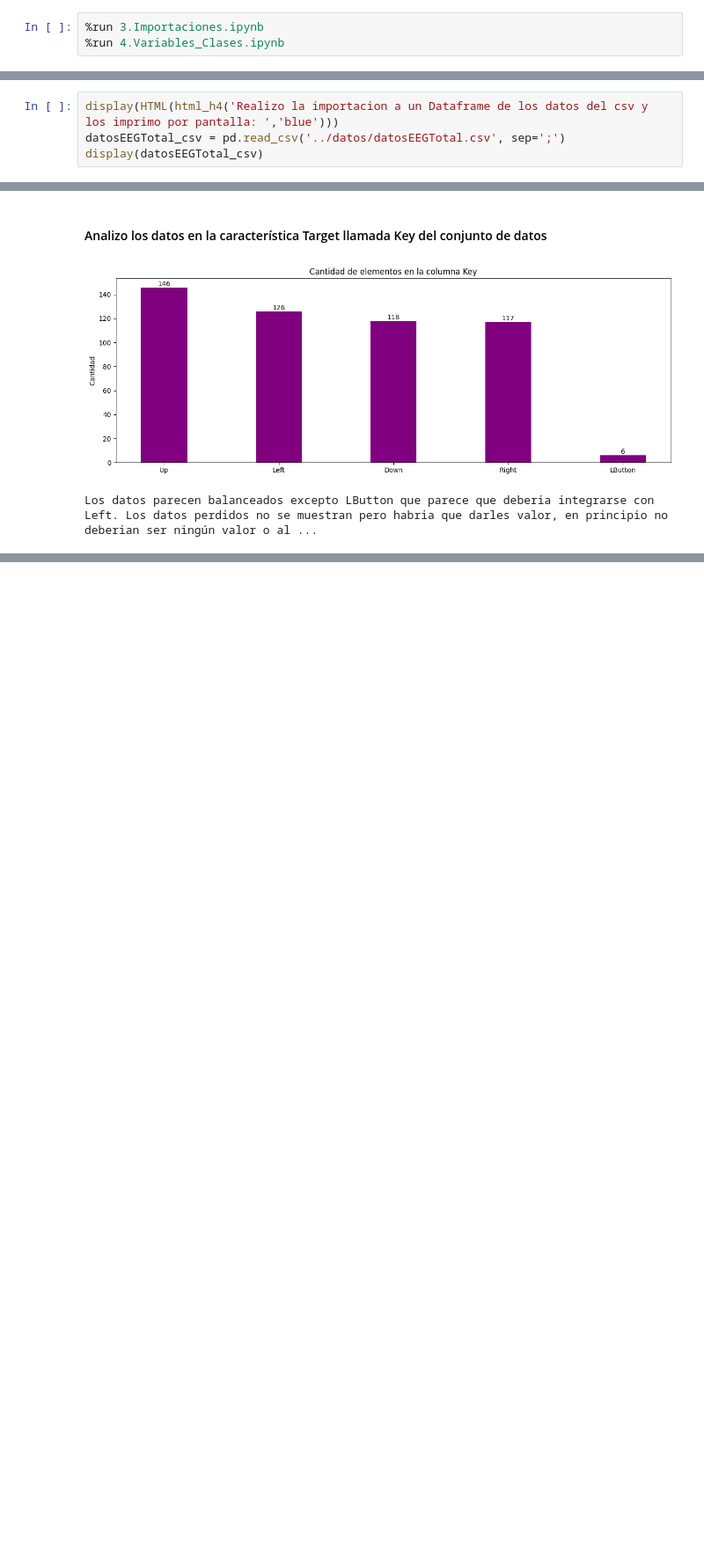
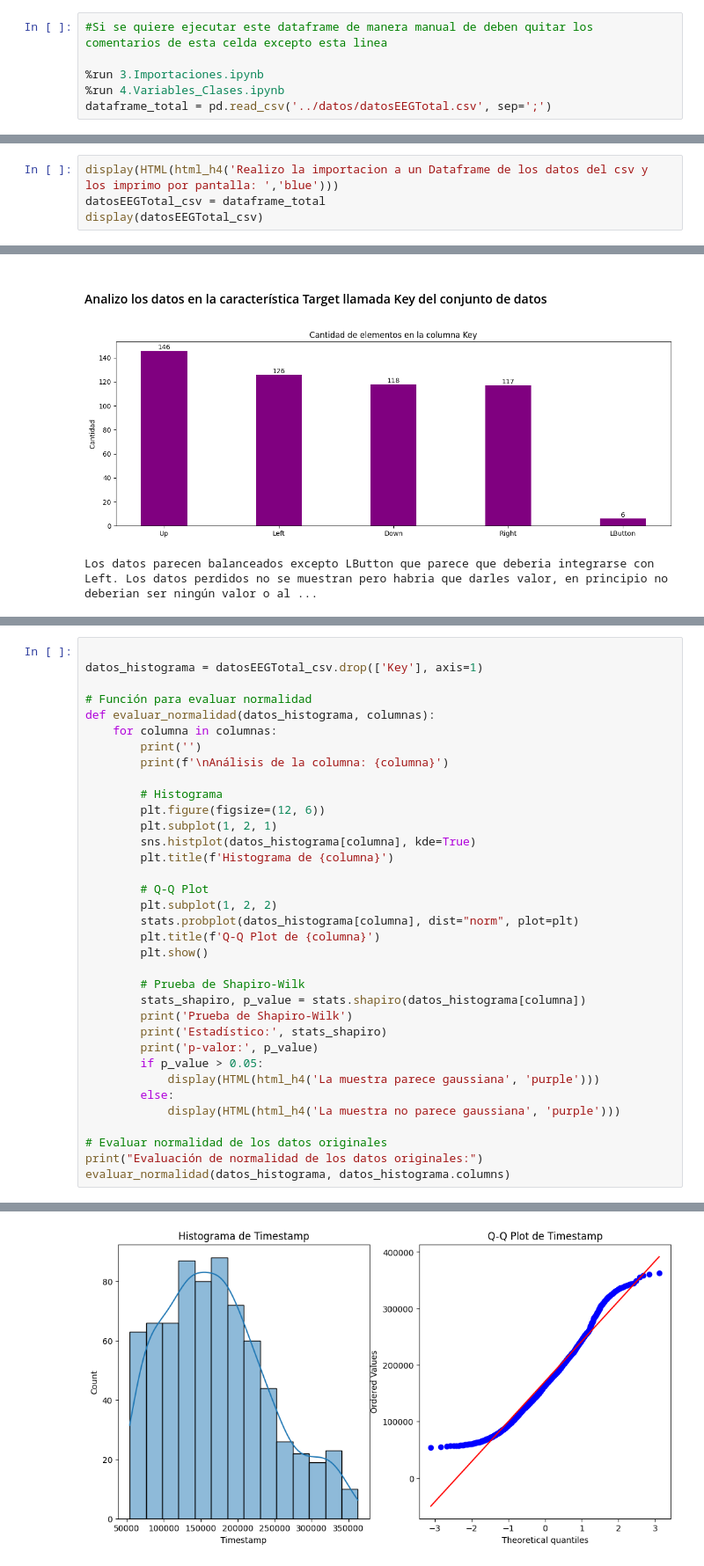
Before and after one commit to jpg1003/AnalisisEEG, a Jupyter notebook: codigo/notebooks/5.CargaDatos.ipynb, the cells around one changed output, grey strips where cells are left out. Shown at 88% size. Cells and saved outputs as stored; diff of their text form; blank space fills up the shorter version.

```diff
--- a/codigo/notebooks/5.CargaDatos.ipynb
+++ b/codigo/notebooks/5.CargaDatos.ipynb
@@ -16,6 +14,9 @@ Vuelvo a importar estos dos notebooks para poder ver las ejecuciones desde cada
 # %%
+#Si se quiere ejecutar este dataframe de manera manual de deben quitar los comentarios de esta celda excepto esta linea
+
 %run 3.Importaciones.ipynb
 %run 4.Variables_Clases.ipynb
+dataframe_total = pd.read_csv('../datos/datosEEGTotal.csv', sep=';')
 # %%
 display(HTML(html_h4('Los datos aportados para la realizacion proyecto se reciben por mail en formato CSV y con nombre del archivo datosEEGTotal.csv','blue')))
 # %% [output]
@@ -24,7 +25,7 @@ Los datos aportados para la realizacion proyecto se reciben por mail en formato
 ### Importo los datos del CSV aportado para la realización del TFG
 # %%
 display(HTML(html_h4('Realizo la importacion a un Dataframe de los datos del csv y los imprimo por pantalla: ','blue')))
-datosEEGTotal_csv = pd.read_csv('../datos/datosEEGTotal.csv', sep=';')
+datosEEGTotal_csv = dataframe_total
 display(datosEEGTotal_csv)
 # %% [output]
 Realizo la importacion a un Dataframe de los datos del csv y los imprimo por pantalla:
@@ -229,0 +210,36 @@ Muestro los graficos de disoersión de los datos inicialmente
+# %%
+
+datos_histograma = datosEEGTotal_csv.drop(['Key'], axis=1)
+
+# Función para evaluar normalidad
+def evaluar_normalidad(datos_histograma, columnas):
+    for columna in columnas:
+        print('')
+        print(f'\nAnálisis de la columna: {columna}')
+
+        # Histograma
+        plt.figure(figsize=(12, 6))
+        plt.subplot(1, 2, 1)
+        sns.histplot(datos_histograma[columna], kde=True)
+        plt.title(f'Histograma de {columna}')
+
+        # Q-Q Plot
+        plt.subplot(1, 2, 2)
+        stats.probplot(datos_histograma[columna], dist="norm", plot=plt)
+        plt.title(f'Q-Q Plot de {columna}')
+        plt.show()
+
+        # Prueba de Shapiro-Wilk
+        stats_shapiro, p_value = stats.shapiro(datos_histograma[columna])
+        print('Prueba de Shapiro-Wilk')
+        print('Estadístico:', stats_shapiro)
+        print('p-valor:', p_value)
+        if p_value > 0.05:
+            display(HTML(html_h4('La muestra parece gaussiana', 'purple')))
+        else:
+            display(HTML(html_h4('La muestra no parece gaussiana', 'purple')))
+
+# Evaluar normalidad de los datos originales
+print("Evaluación de normalidad de los datos originales:")
+evaluar_normalidad(datos_histograma, datos_histograma.columns)
+# %% [output]
@@ -229,0 +250 @@ Muestro los graficos de disoersión de los datos inicialmente
+[figure, added]
```
Also changed, not shown: parts of 7 cells of this notebook, 27 other files.
